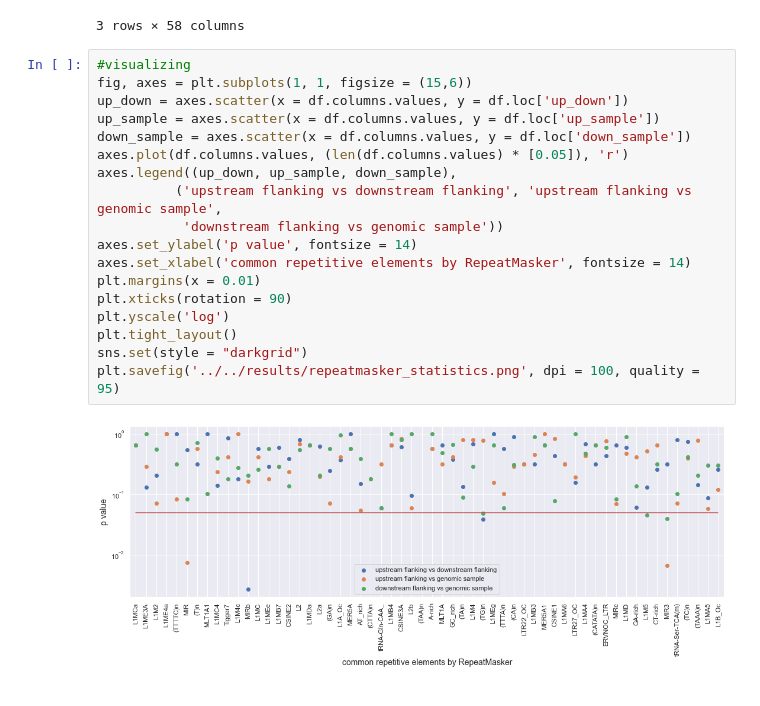
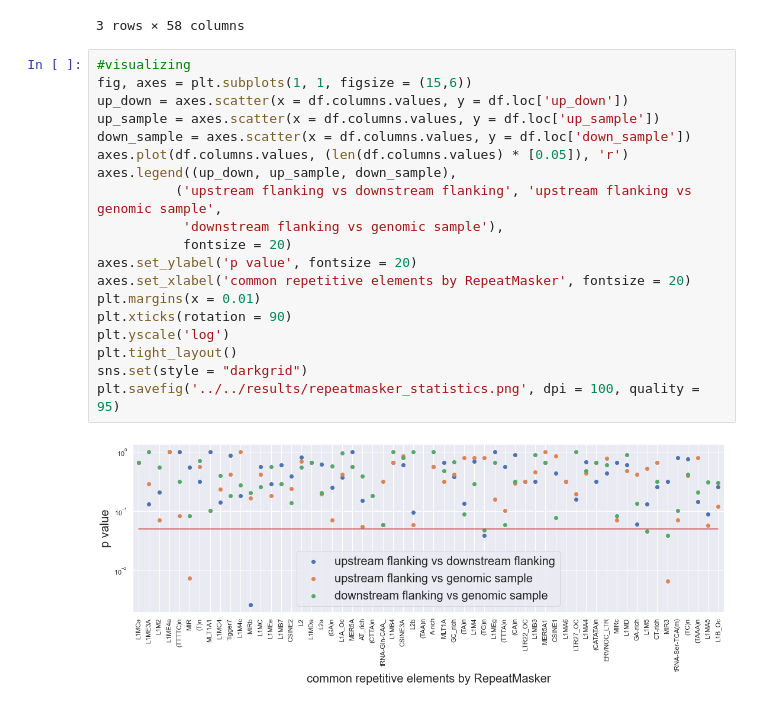
Before and after one commit to balintbiro/Oryctolagus_cuniculus_numts, a Jupyter notebook: codes/trials/repeatmasker.ipynb, the cells around one changed output. Saved outputs shown, nothing was run; the diff lists cells and outputs as text.

Commit message:
final visualization of repeats

```diff
--- a/codes/trials/repeatmasker.ipynb
+++ b/codes/trials/repeatmasker.ipynb
@@ -482,20 +482,21 @@ df
 # %%
 #visualizing
 fig, axes = plt.subplots(1, 1, figsize = (15,6))
 up_down = axes.scatter(x = df.columns.values, y = df.loc['up_down'])
 up_sample = axes.scatter(x = df.columns.values, y = df.loc['up_sample'])
 down_sample = axes.scatter(x = df.columns.values, y = df.loc['down_sample'])
 axes.plot(df.columns.values, (len(df.columns.values) * [0.05]), 'r')
 axes.legend((up_down, up_sample, down_sample),
           ('upstream flanking vs downstream flanking', 'upstream flanking vs genomic sample',
-           'downstream flanking vs genomic sample'))
-axes.set_ylabel('p value', fontsize = 14)
-axes.set_xlabel('common repetitive elements by RepeatMasker', fontsize = 14)
+           'downstream flanking vs genomic sample'),
+           fontsize = 20)
+axes.set_ylabel('p value', fontsize = 20)
+axes.set_xlabel('common repetitive elements by RepeatMasker', fontsize = 20)
 plt.margins(x = 0.01)
 plt.xticks(rotation = 90)
 plt.yscale('log')
 plt.tight_layout()
 sns.set(style = "darkgrid")
 plt.savefig('../../results/repeatmasker_statistics.png', dpi = 100, quality = 95)
 # %% [output]
-[figure, old version]
+[figure, new version]
```
Also changed, not shown: 1 other file.
